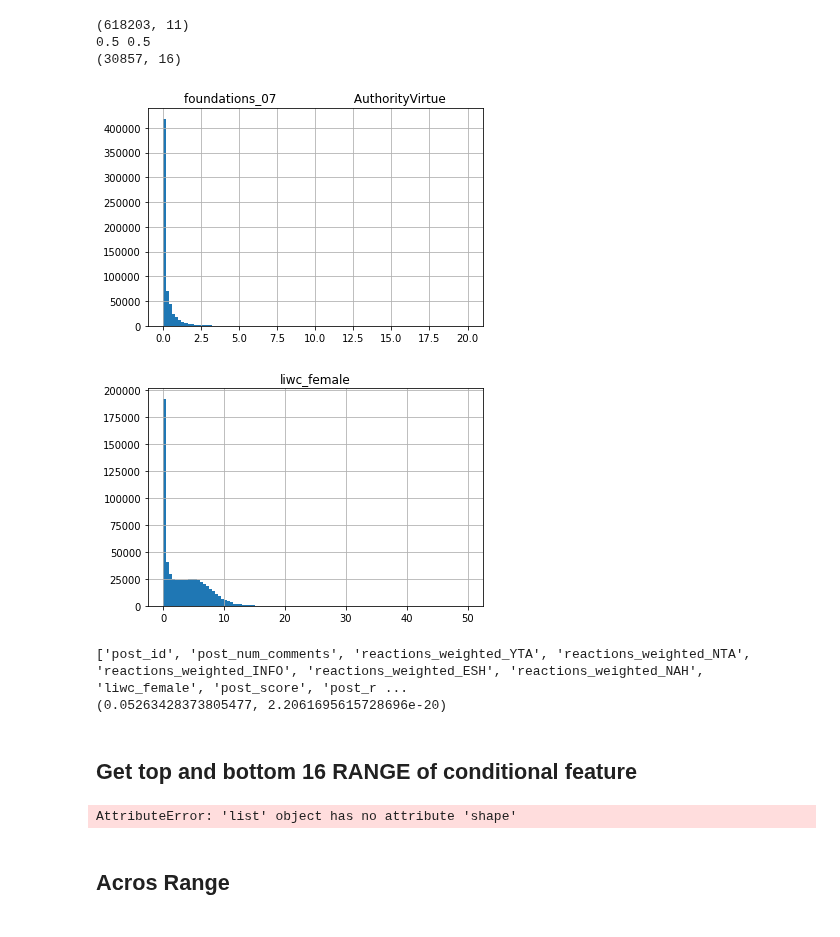
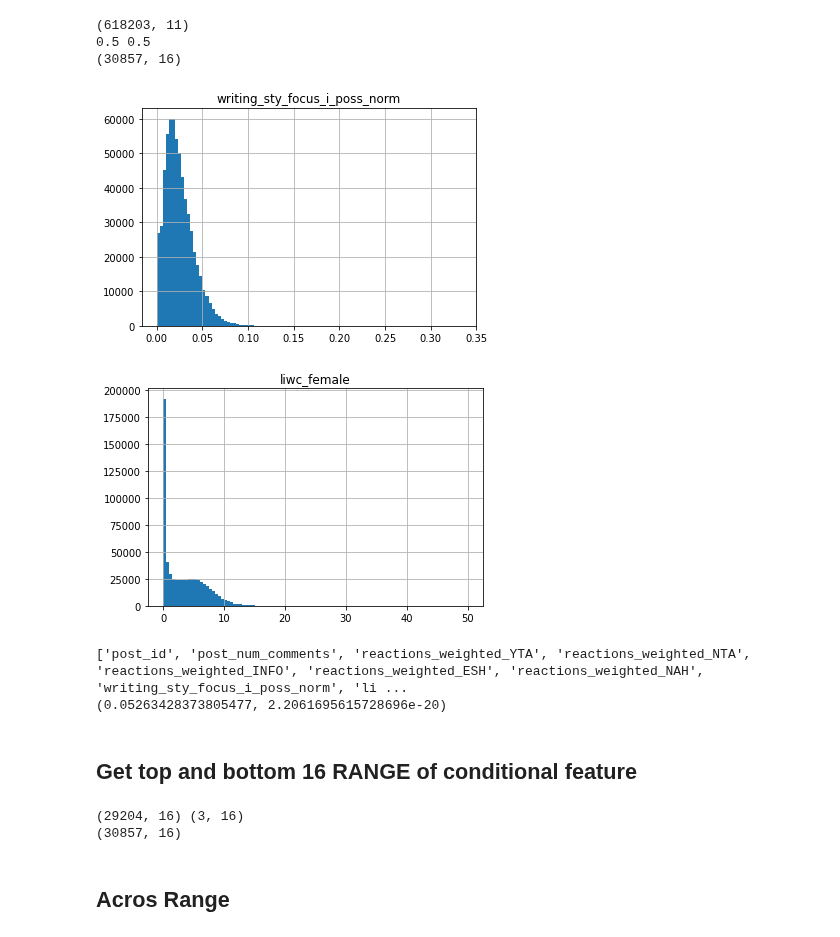
Before and after one commit to Hadjimina/Reddit_Morality_Analysis, a Jupyter notebook: feature_analysis/Jupiter Notebooks/Feature Sample generation.ipynb, the cells around one changed output. Cells and saved outputs as stored; diff of their text form; code cells hidden in the pictures.

```diff
--- a/feature_analysis/Jupiter Notebooks/Feature Sample generation.ipynb
+++ b/feature_analysis/Jupiter Notebooks/Feature Sample generation.ipynb
@@ -95,39 +95,39 @@ def get_correct_posts(post_requirements, df, doFilter=True):
     #df = df[df.columns.intersection(features_to_analyse+["post_id"])]
     return df
 
-# ["liwc_female", "liwc_discrep", "liwc_home", "writing_sty_focus_i_poss_norm"]
+# ["liwc_female", "liwc_discrep", "liwc_home", "writing_sty_focus_i_poss_norm"] "foundations_07                    AuthorityVirtue"
 features_to_analyse = ["liwc_female", ]
-conditionalFeature = "foundations_07                    AuthorityVirtue"
+conditionalFeature = "writing_sty_focus_i_poss_norm"
 conditionalWidth = 16
 reactions_to_keep = ["reactions_weighted_YTA", "reactions_weighted_NTA",
                      "reactions_weighted_ESH", "reactions_weighted_NAH", "reactions_weighted_INFO", ]+[conditionalFeature]
-USE_CONDITIONAL = len(conditionalFeature) > 0
+USE_CONDITIONAL = False #len(conditionalFeature) > 0
 
 post_requirements = {  # requirement: key >= value in post
         "post_num_comments": 10,
         "post_score": 10,
         "post_ratio": 0.7,
     }
 
 #df = pd.read_csv("../datasets/prepend_done.csv")
 df = pd.read_csv("../datasets/prepend_done.csv",
                  usecols=features_to_analyse+reactions_to_keep+list(post_requirements.keys())+["post_id"])
 
 df.hist(column=conditionalFeature,bins=100)
 df.hist(column=features_to_analyse[0],bins=100)
 print(df.shape)
 df = get_correct_posts(post_requirements, df, doFilter=True)
 print(df.shape)
 
 
-#df_txt = pd.read_csv("../datasets/id_to_text.csv")
+df_txt = pd.read_csv("../datasets/id_to_text.csv")
 #lst = list(filter(lambda x: "sty" in x, list(df.columns)))
 # print(lst)
 # %% [output]
 (618203, 11)
 0.5 0.5
 (30857, 16)
-[figure, old version]
+[figure, new version]
 [figure]
 # %%
 #get pearson
@@ -139,7 +139,7 @@ y_col = df["Y"]
 print(pearsonr(ft_col,y_col))
 #df.to_csv("/mnt/c/Users/Philipp/Desktop/dataset_prepend_y_filtered.csv",index=False)
 # %% [output]
-['post_id', 'post_num_comments', 'reactions_weighted_YTA', 'reactions_weighted_NTA', 'reactions_weighted_INFO', 'reactions_weighted_ESH', 'reactions_weighted_NAH', 'liwc_female', 'post_score', 'post_r ...
+['post_id', 'post_num_comments', 'reactions_weighted_YTA', 'reactions_weighted_NTA', 'reactions_weighted_INFO', 'reactions_weighted_ESH', 'reactions_weighted_NAH', 'writing_sty_focus_i_poss_norm', 'li ...
 (0.05263428373805477, 2.2061695615728696e-20)
 # %% [markdown]
 ## Get top and bottom 16 RANGE of conditional feature
@@ -156,7 +156,8 @@ print(dfCond[0].shape, dfCond[1].shape)
 print(df.shape)
 #Only 5 posts come from top range, rest of all posts comes from bottom
 # %% [output]
-AttributeError: 'list' object has no attribute 'shape'
+(29204, 16) (3, 16)
+(30857, 16)
 # %% [markdown]
 ## Acros Range
 # %%
```
Also changed, not shown: parts of 2 cells of this notebook, 7 other files.
